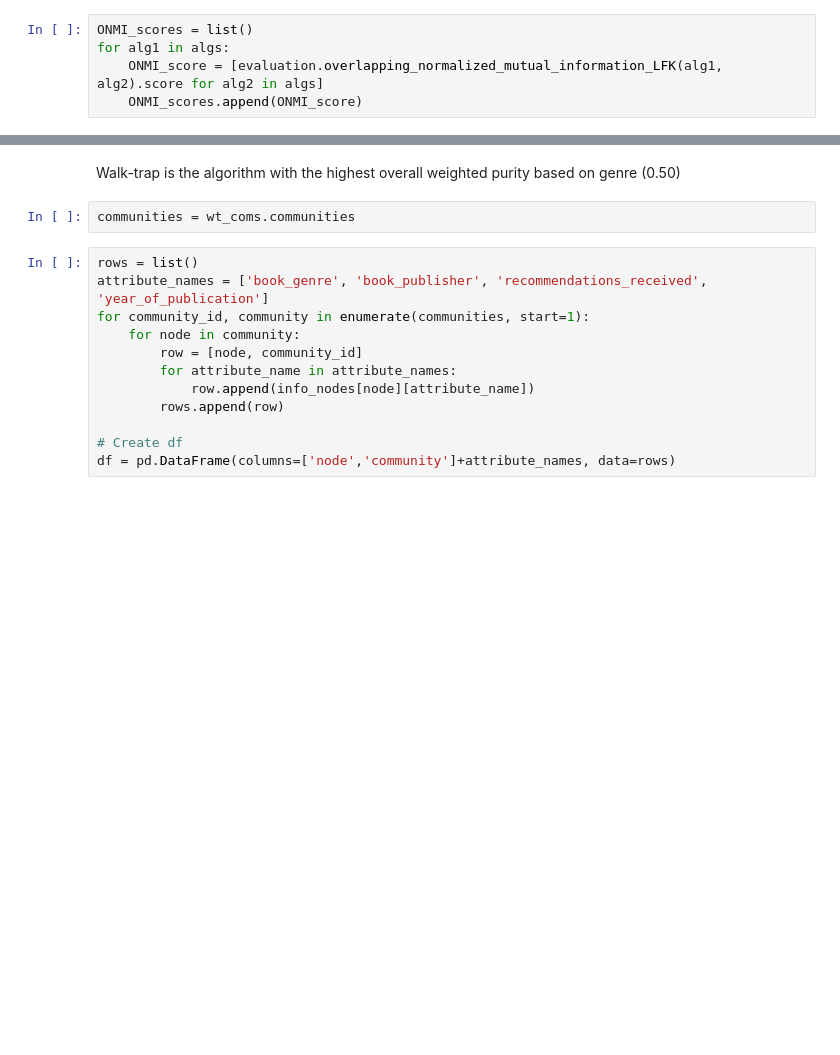
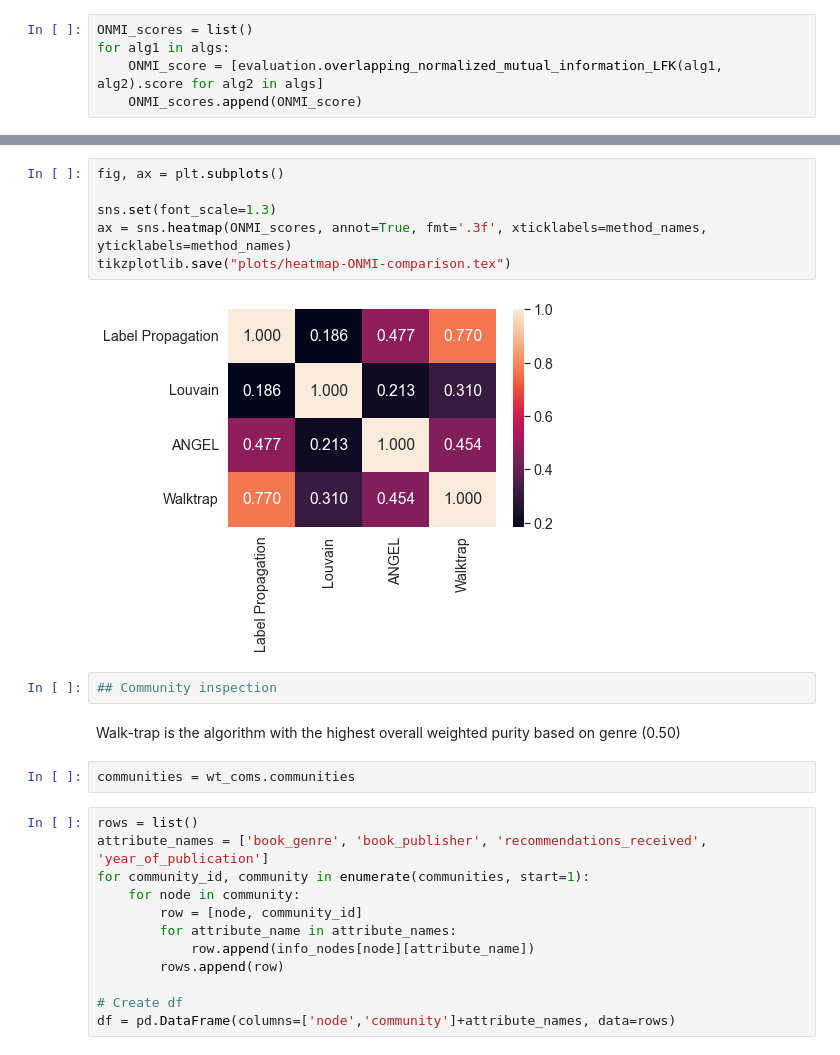
Before and after one commit to Caput97/bookdealer-recommendation-network, a Jupyter notebook: community_discovery.ipynb, the cells around one changed output, grey strips where cells are left out. Saved outputs shown, nothing was run; the diff lists cells and outputs as text; blank space fills up the shorter version.

```diff
--- a/community_discovery.ipynb
+++ b/community_discovery.ipynb
@@ -813,3 +824,13 @@ ax = sns.heatmap(ONMI_scores, annot=True, fmt='.3f', xticklabels=method_names, y
+# %%
+fig, ax = plt.subplots()
+
+sns.set(font_scale=1.3)
+ax = sns.heatmap(ONMI_scores, annot=True, fmt='.3f', xticklabels=method_names, yticklabels=method_names)
+tikzplotlib.save("plots/heatmap-ONMI-comparison.tex")
+# %% [output]
+[figure, added]
+# %%
+## Community inspection
 # %% [markdown]
 Walk-trap is the algorithm with the highest overall weighted purity based on genre (0.50)
 # %%
```
Also changed, not shown: parts of 33 cells of this notebook.
